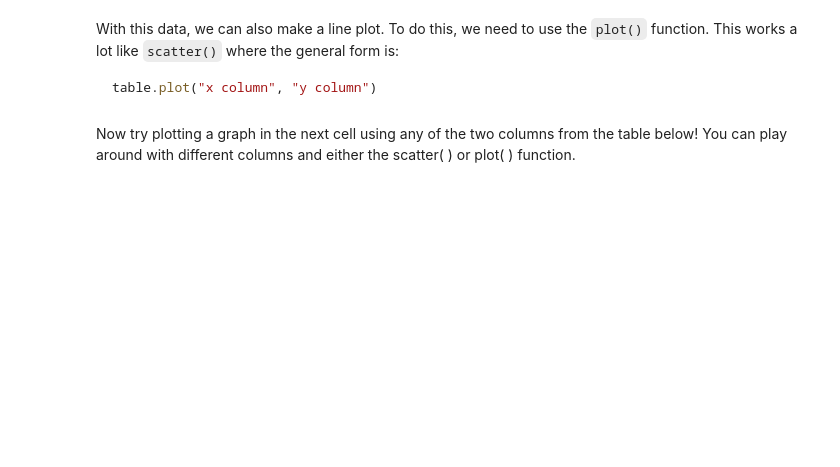
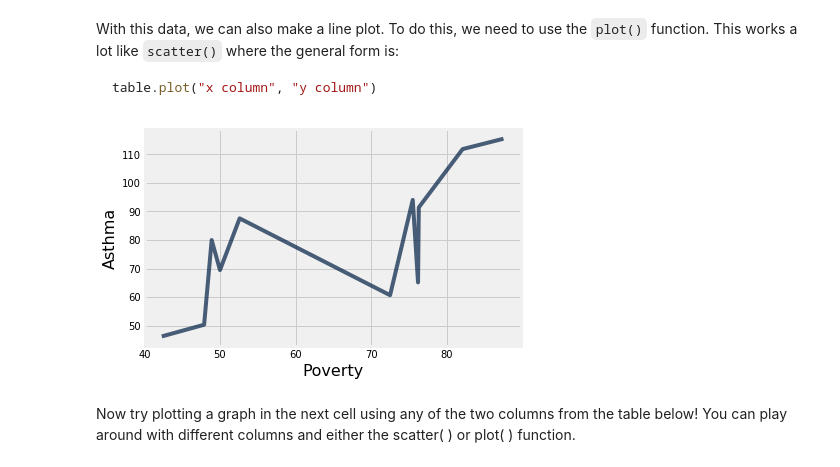
Before and after one commit to ds-modules/ESPM-163ac, a Jupyter notebook: Lab1/Lab1.ipynb, the cells around one changed output. Saved outputs shown, nothing was run; the diff lists cells and outputs as text; code cells hidden in the pictures; blank space fills up the shorter version.

````diff
--- a/Lab1/Lab1.ipynb
+++ b/Lab1/Lab1.ipynb
@@ -257,7 +355,9 @@ With this data, we can also make a line plot. To do this, we need to use the `pl
 table.plot("x column", "y column")
 ```
 # %%
-final_census_table.plot("Poverty", "Asthma")
+final_ces_table.plot("Poverty", "Asthma")
+# %% [output]
+[figure, added]
 # %% [markdown]
 Now try plotting a graph in the next cell using any of the two columns from the table below! You can play around with different columns and either the scatter( ) or plot( ) function.
 # %%
````
Also changed, not shown: parts of 18 cells of this notebook.
